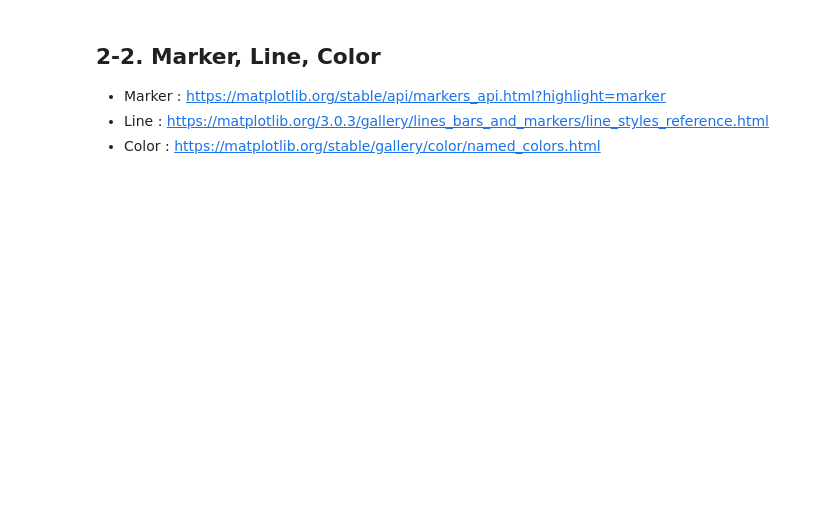
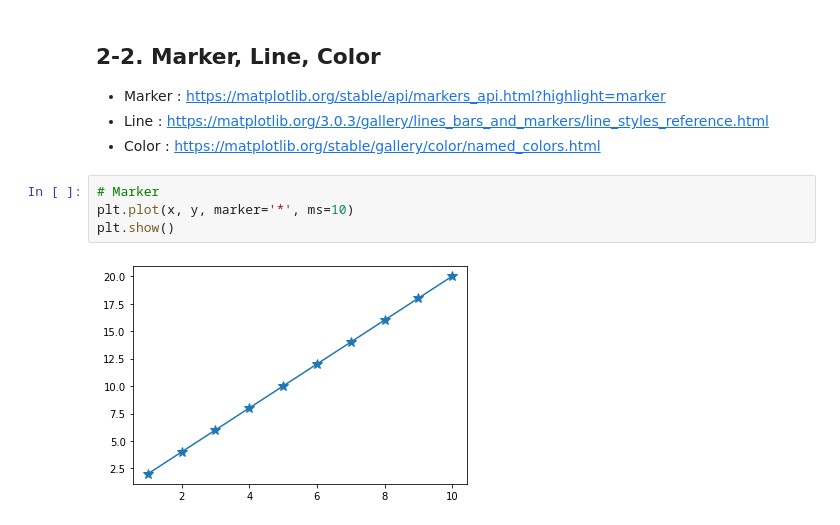
Before and after one commit to CraftyDragon678/study-bigdata, a Jupyter notebook: 30_데이터 시각화/02_Line Plot.ipynb, the cells around one changed output. Saved outputs shown, nothing was run; the diff lists cells and outputs as text; blank space fills up the shorter version.

```diff
--- a/30_데이터 시각화/02_Line Plot.ipynb
+++ b/30_데이터 시각화/02_Line Plot.ipynb
@@ -42,3 +41,9 @@ plt.show()
 * Marker : https://matplotlib.org/stable/api/markers_api.html?highlight=marker
 * Line : https://matplotlib.org/3.0.3/gallery/lines_bars_and_markers/line_styles_reference.html
 * Color : https://matplotlib.org/stable/gallery/color/named_colors.html
+# %%
+# Marker
+plt.plot(x, y, marker='*', ms=10)
+plt.show()
+# %% [output]
+[figure, added]
```
Also changed, not shown: parts of 19 cells of this notebook.
